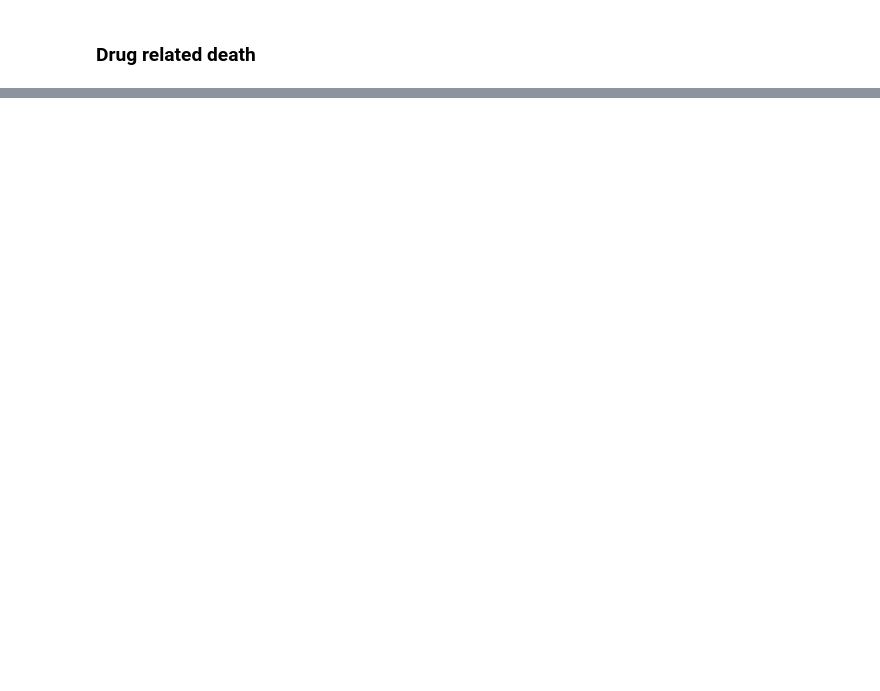
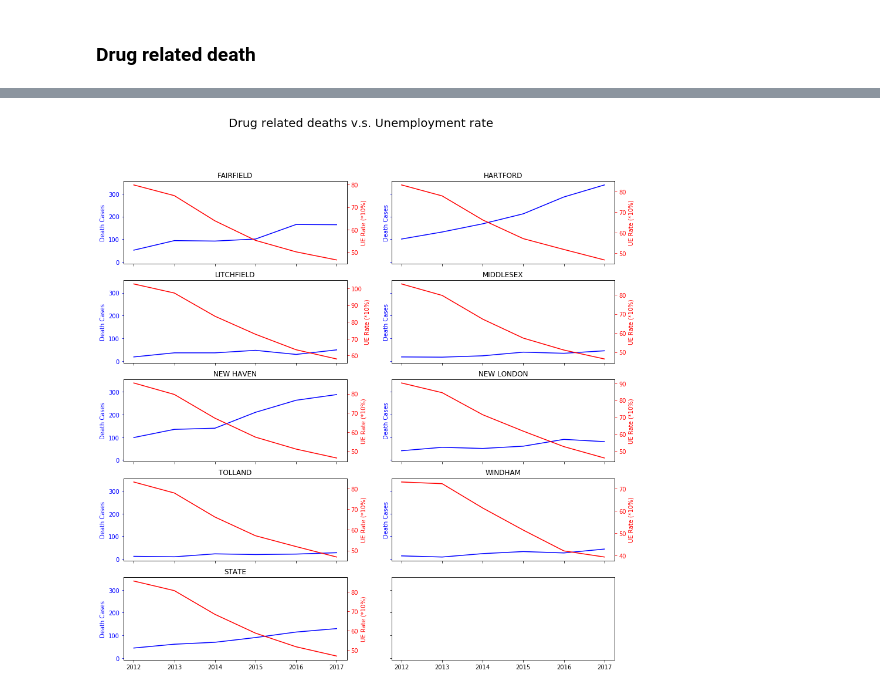
Before and after one commit to yayunl/DataViz-Project1, a Jupyter notebook: Plot drug related death and unemployment rate.ipynb, the cells around one changed output, grey strips where cells are left out. Saved outputs shown, nothing was run; the diff lists cells and outputs as text; code cells hidden in the pictures; blank space fills up the shorter version.

```diff
--- a/Plot drug related death and unemployment rate.ipynb
+++ b/Plot drug related death and unemployment rate.ipynb
@@ -89,0 +64,9 @@ fairfield_df
+# %%
+counties = unemployment_rate_yearly.columns
+data = dict()
+for county in counties:
+
+    county_df = pd.DataFrame({'Death':drug_death_and_year_df[county].values},                          index=drug_death_and_year_df.index)
+    county_df['Unemployment rate'] =unemployment_rate_yearly[county] * 10
+    county_df  = county_df.reset_index()
+    data[county] = county_df
@@ -89,0 +83,28 @@ fairfield_df
+# %%
+fig, axes= plt.subplots(nrows=5, ncols=2, sharex=True, sharey=True,
+                       figsize=(15,15))
+fig.suptitle("Drug related deaths v.s. Unemployment rate", fontsize=20)
+index = 0
+row_index = 0
+for county, df in data.items():
+    row_index, col_index = row_index, int(index%2)
+#     print(f"row: {row_index}, col:{col_index}")
+    ax = axes[row_index, col_index]
+
+    ax.plot(df['Year'],df['Death'], 'b-')
+    ax.set_ylabel('Death Cases', color='b')
+    ax.tick_params('y', colors='b')
+    ax.set_title(county.upper())
+
+    axes2 = ax.twinx()
+    axes2.plot(df['Year'],df['Unemployment rate'], 'r-')
+    axes2.set_ylabel('UE Rate (*10%)',color='r')
+    axes2.tick_params('y', colors='r')
+
+
+    if col_index == 1 and index !=0:
+        row_index += 1
+    index +=1
+fig.savefig('Drug deaths vs ue rate.png')
+# %% [output]
+[figure, added]
```
Also changed, not shown: parts of 5 cells of this notebook, 1 other file.
